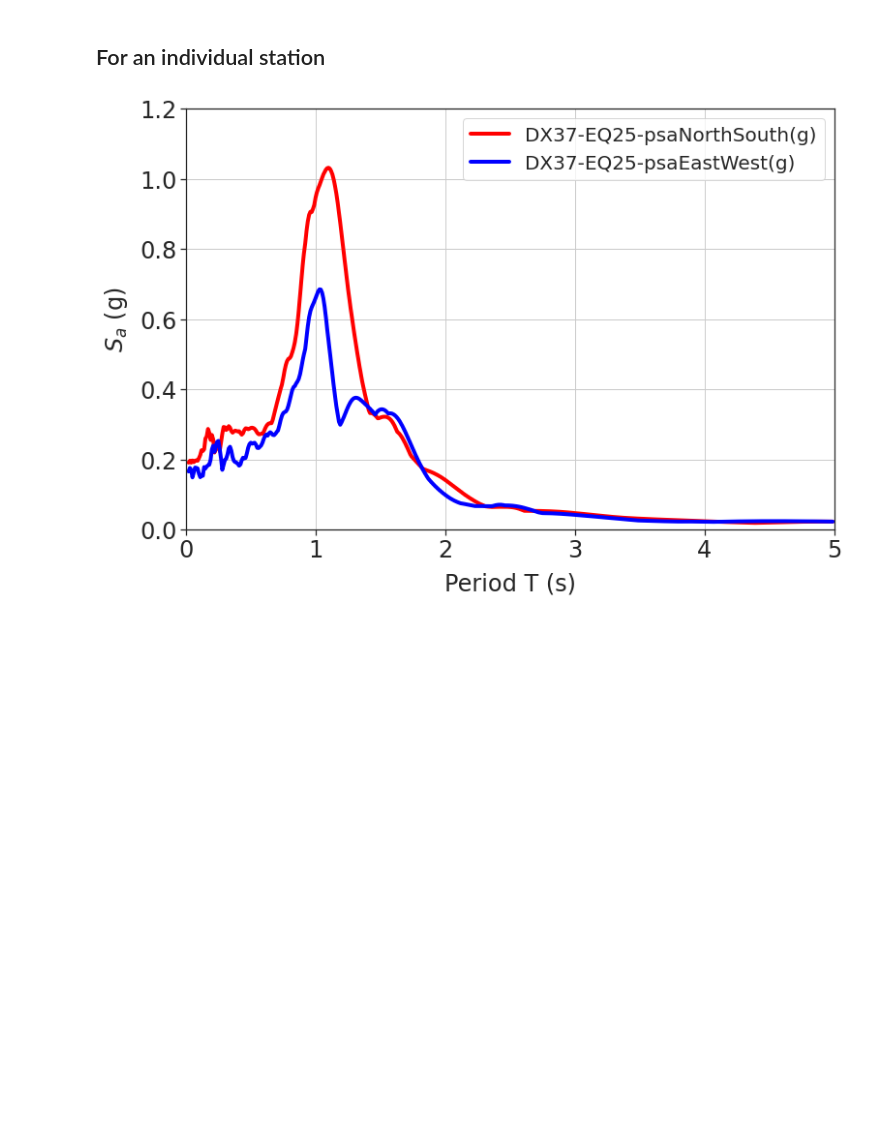
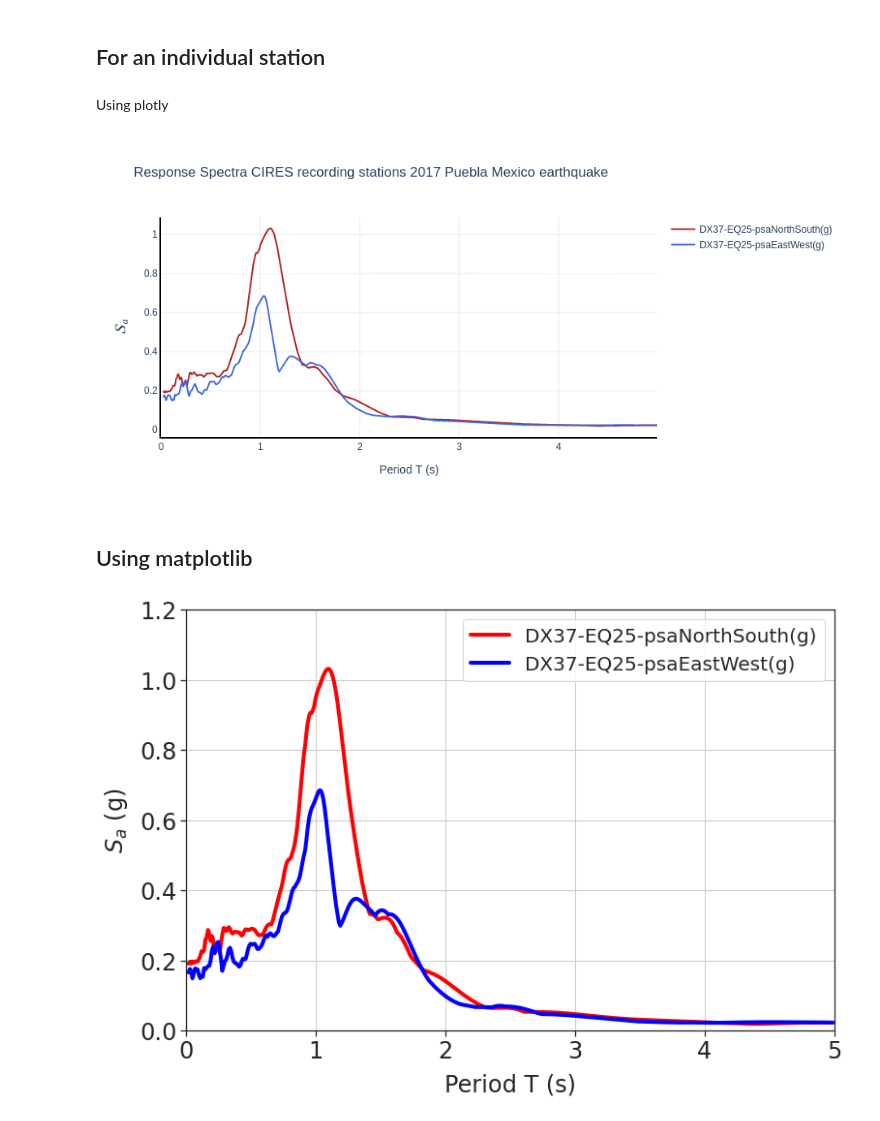
Before and after one commit to samroeslin/19-September-2017-Puebla-Mexico-earthquake, a Jupyter notebook: Spectrum 2017 Puebla Mexico earthquake.ipynb, the cells around one changed output. Cells and saved outputs as stored; diff of their text form; code cells hidden in the pictures; blank space fills up the shorter version.

Commit message:
Update Plotly graph

```diff
--- a/Spectrum 2017 Puebla Mexico earthquake.ipynb
+++ b/Spectrum 2017 Puebla Mexico earthquake.ipynb
@@ -274,3 +274,5 @@ df_CIRES_ZoneeIIId
 # Plot Response Spectrum
 # %% [markdown]
 ## For an individual station
+# %% [markdown]
+Using plotly
@@ -277,3 +281,32 @@ df_CIRES_ZoneeIIId
+# %%
+# Create traces
+fig = go.Figure()
+fig.add_trace(go.Scatter(x=df_CIRES_ZoneeII['Time(s)'], y=df_CIRES_ZoneeII['DX37-EQ25-psaNorthSouth(g)'], name='DX37-EQ25-psaNorthSouth(g)',
+                         line=dict(color='firebrick', width=2)))
+
+fig.add_trace(go.Scatter(x=df_CIRES_ZoneeII['Time(s)'], y=df_CIRES_ZoneeII['DX37-EQ25-psaEastWest(g)'], name='DX37-EQ25-psaEastWest(g)',
+                         line=dict(color='royalblue', width=2)))
+
+# Edit the layout
+fig.update_layout(title='Response Spectra CIRES recording stations 2017 Puebla Mexico earthquake ',
+                  xaxis_title='Period T (s)',
+                  yaxis_title='$S_a$ (g)',
+                  #paper_bgcolor='rgba(0,0,0,0)',
+                  plot_bgcolor='rgba(0,0,0,0)')
+
+# Axes
+fig.update_xaxes(showline=True, linewidth=2, linecolor='black')
+fig.update_yaxes(showline=True, linewidth=2, linecolor='black')
+
+# Grid
+fig.update_xaxes(showgrid=True, gridwidth=0.5, gridcolor='lightgrey')
+fig.update_yaxes(showgrid=True, gridwidth=0.5, gridcolor='lightgrey')
+
+fig.show()
+# %% [output]
+[figure, added]
+# %% [markdown]
+## Using matplotlib
 # %%
 #fig, ax = plt.subplots()
 fig = plt.figure(figsize=(12,8))
```
Also changed, not shown: parts of 5 cells of this notebook.
